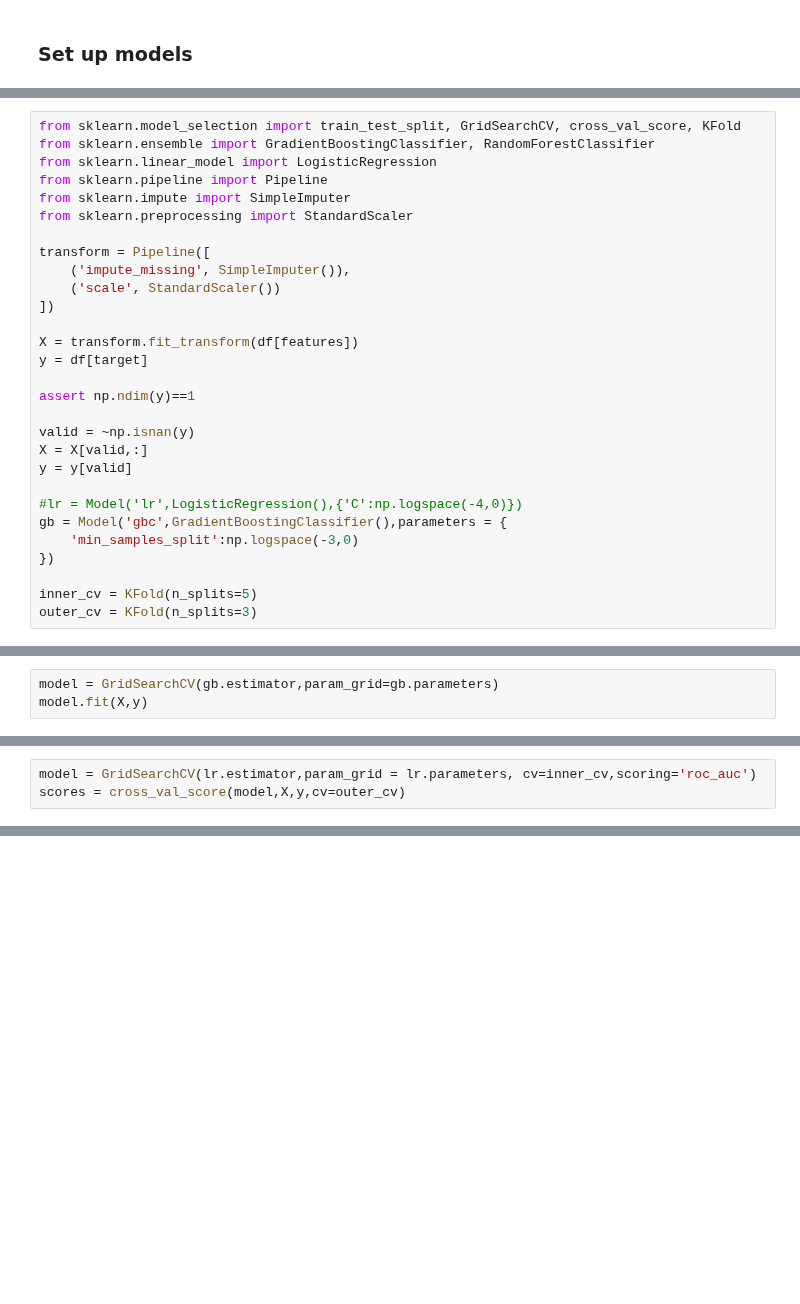
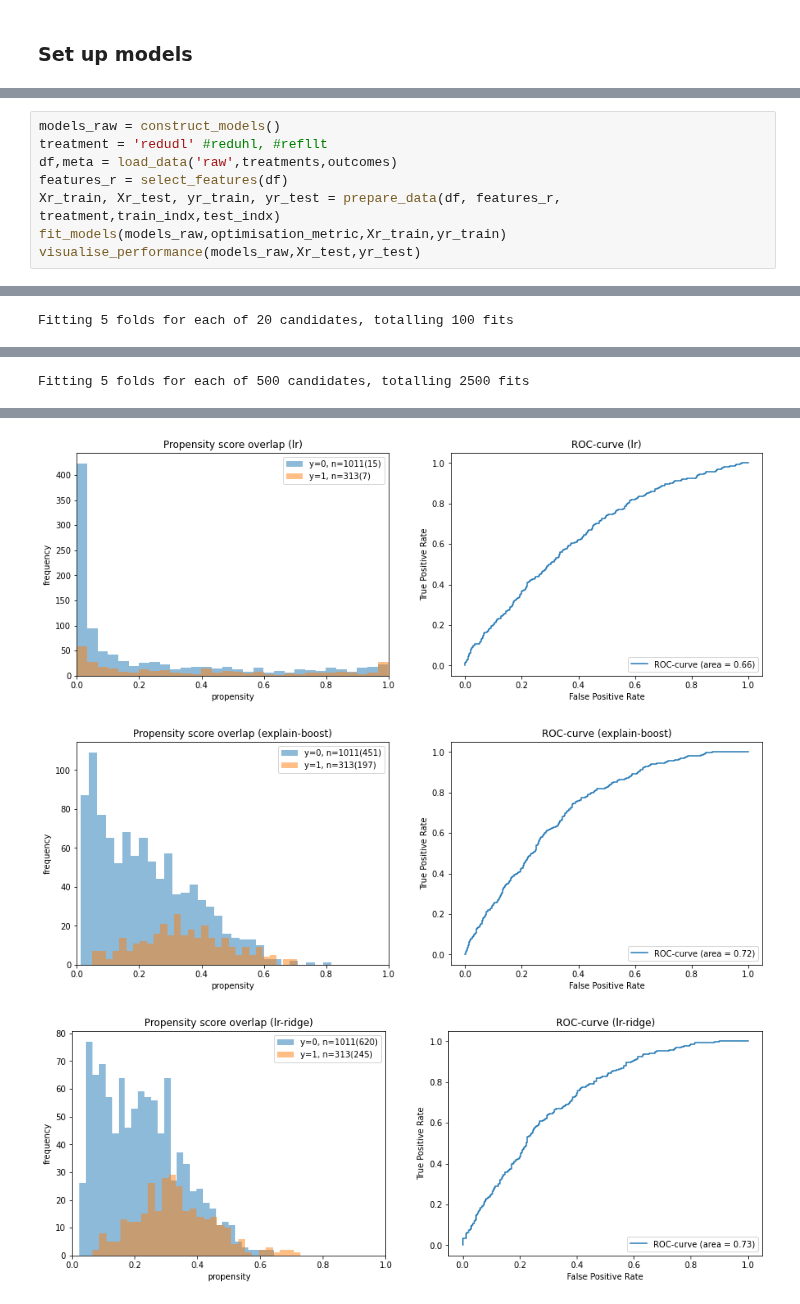
Before and after one commit to gradientinstitute/return2edu-paper, a Jupyter notebook: Modelling.ipynb, the cells around one changed output, grey strips where cells are left out. Cells and saved outputs as stored; diff of their text form; blank space fills up the shorter version.

Commit message:
completes propensity side model

```diff
--- a/Modelling.ipynb
+++ b/Modelling.ipynb
@@ -167,29 +187,0 @@ class Model:
-# %%
-from sklearn.model_selection import train_test_split, GridSearchCV, cross_val_score, KFold
-from sklearn.ensemble import GradientBoostingClassifier, RandomForestClassifier
-from sklearn.linear_model import LogisticRegression
-from sklearn.pipeline import Pipeline
-from sklearn.impute import SimpleImputer
-from sklearn.preprocessing import StandardScaler
-
-transform = Pipeline([
-    ('impute_missing', SimpleImputer()),
-    ('scale', StandardScaler())
-])
-
-X = transform.fit_transform(df[features])
-y = df[target]
-
-assert np.ndim(y)==1
-
-valid = ~np.isnan(y)
-X = X[valid,:]
-y = y[valid]
-
-#lr = Model('lr',LogisticRegression(),{'C':np.logspace(-4,0)})
-gb = Model('gbc',GradientBoostingClassifier(),parameters = {
-    'min_samples_split':np.logspace(-3,0)
-})
-
-inner_cv = KFold(n_splits=5)
-outer_cv = KFold(n_splits=3)
@@ -198,3 +187,0 @@ outer_cv = KFold(n_splits=3)
-# %%
-model = GridSearchCV(gb.estimator,param_grid=gb.parameters)
-model.fit(X,y)
@@ -228,3 +258,0 @@ plt.semilogx(results[],results[])
-# %%
-model = GridSearchCV(lr.estimator,param_grid = lr.parameters, cv=inner_cv,scoring='roc_auc')
-scores = cross_val_score(model,X,y,cv=outer_cv)
@@ -260,0 +332,9 @@ p_medu1miss Missing indicator for highest education of respondent's mother
+# %%
+models_raw = construct_models()
+treatment = 'redudl' #reduhl, #refllt
+df,meta = load_data('raw',treatments,outcomes)
+features_r = select_features(df)
+Xr_train, Xr_test, yr_train, yr_test = prepare_data(df, features_r, treatment,train_indx,test_indx)
+fit_models(models_raw,optimisation_metric,Xr_train,yr_train)
+visualise_performance(models_raw,Xr_test,yr_test)
+# %% [output]
@@ -260,0 +345 @@ p_medu1miss Missing indicator for highest education of respondent's mother
+Fitting 5 folds for each of 20 candidates, totalling 100 fits
@@ -260,0 +349 @@ p_medu1miss Missing indicator for highest education of respondent's mother
+Fitting 5 folds for each of 500 candidates, totalling 2500 fits
@@ -260,0 +359,3 @@ p_medu1miss Missing indicator for highest education of respondent's mother
+[figure, added]
+[figure, added]
+[figure, added]
```
Also changed, not shown: parts of 43 cells of this notebook, 1 other file.
